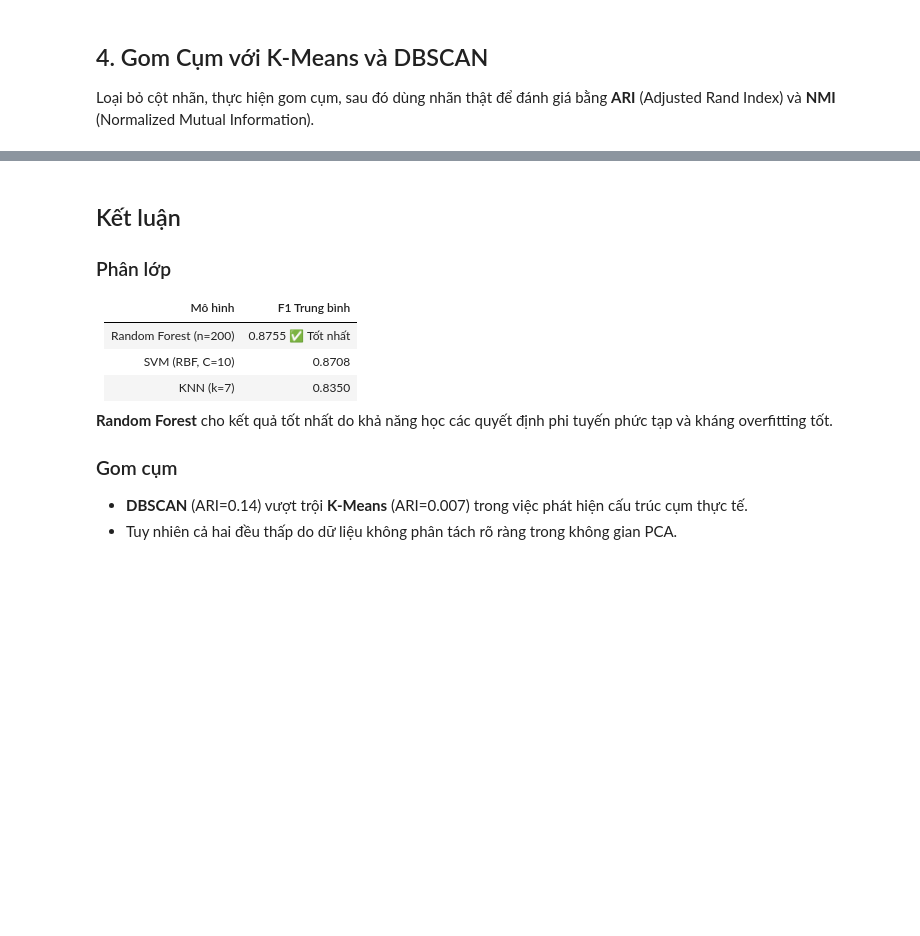
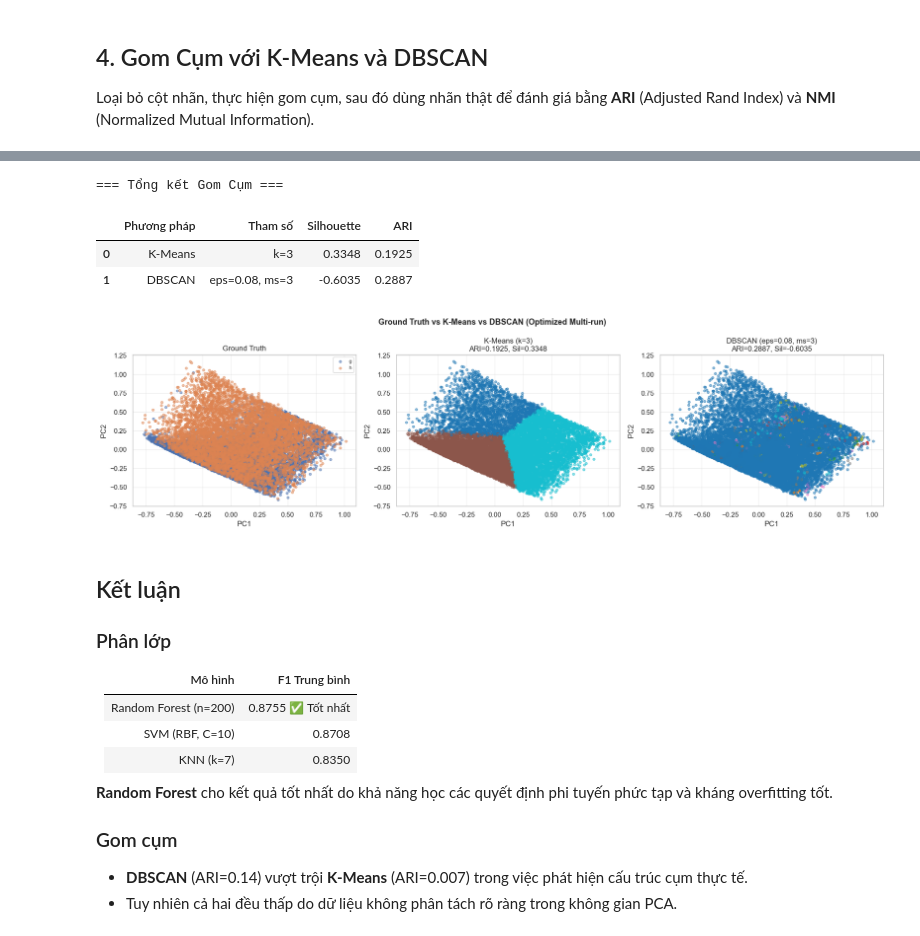
Before and after one commit to truongtai145/DACK-KTDL, a Jupyter notebook: MAGIC_Analysis.ipynb, the cells around one changed output, grey strips where cells are left out. Cells and saved outputs as stored; diff of their text form; code cells hidden in the pictures; blank space fills up the shorter version.

```diff
--- a/MAGIC_Analysis.ipynb
+++ b/MAGIC_Analysis.ipynb
@@ -649,3 +522,45 @@ plt.tight_layout(); plt.show()
+# %%
+# Bảng tổng kết
+summary = pd.DataFrame([
+    ['K-Means', f'k={best_k}',                   best_k_sil,  best_k_ari],
+    ['DBSCAN',  f'eps={best_eps}, ms={best_ms}', best_db_sil, best_db_ari],
+], columns=['Phương pháp', 'Tham số', 'Silhouette', 'ARI']).round(4)
+
+print('=== Tổng kết Gom Cụm ===')
+display(summary)
+
+# Trực quan hóa Ground Truth | K-Means | DBSCAN
+fig, axes = plt.subplots(1, 3, figsize=(18, 5))
+
+# Ground Truth
+for cat in np.unique(y_true):
+    mask = y_true == cat
+    axes[0].scatter(X_pca2[mask, 0], X_pca2[mask, 1], s=15, alpha=0.5, label=cat)
+axes[0].set(title='Ground Truth', xlabel='PC1', ylabel='PC2')
+axes[0].legend(fontsize=8); axes[0].grid(alpha=0.3)
+
+# K-Means
+axes[1].scatter(X_pca2[:, 0], X_pca2[:, 1], c=km_best_labels, cmap='tab10', s=15, alpha=0.5)
+axes[1].set(title=f'K-Means (k={best_k})\nARI={best_k_ari:.4f}, Sil={best_k_sil:.4f}',
+            xlabel='PC1', ylabel='PC2')
+axes[1].grid(alpha=0.3)
+
+# DBSCAN
+axes[2].scatter(X_pca2[:, 0], X_pca2[:, 1], c=db_best_labels, cmap='tab10', s=15, alpha=0.5)
+axes[2].set(title=f'DBSCAN (eps={best_eps}, ms={best_ms})\nARI={best_db_ari:.4f}, Sil={best_db_sil:.4f}',
+            xlabel='PC1', ylabel='PC2')
+axes[2].grid(alpha=0.3)
+
+fig.suptitle('Ground Truth vs K-Means vs DBSCAN (Optimized Multi-run)',
+             fontsize=13, fontweight='bold')
+plt.tight_layout()
+plt.show()
+# %% [output]
+=== Tổng kết Gom Cụm ===
+|  | Phương pháp | Tham số | Silhouette | ARI |
+| 0 | K-Means | k=3 | 0.3348 | 0.1925 |
+| 1 | DBSCAN | eps=0.08, ms=3 | -0.6035 | 0.2887 |
+[figure, added]
 # %% [markdown]
 ## Kết luận
 
```
Also changed, not shown: parts of 13 cells of this notebook.
